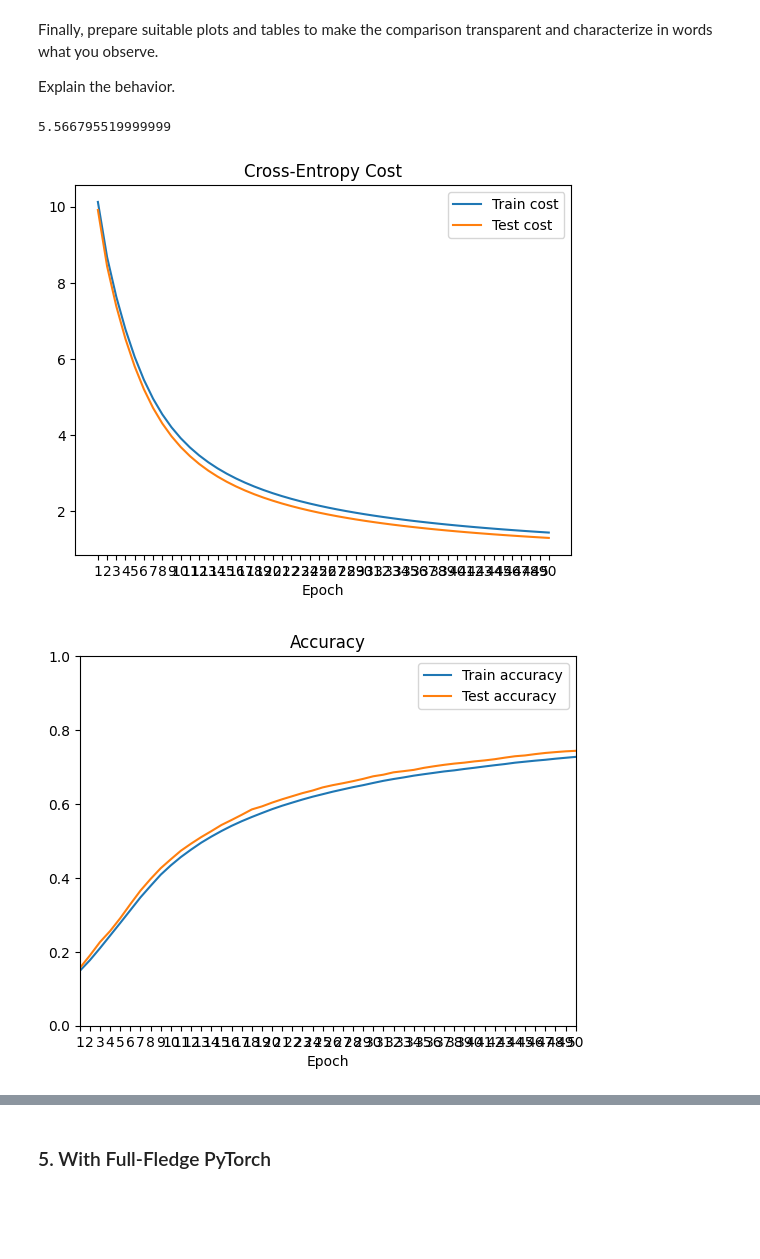
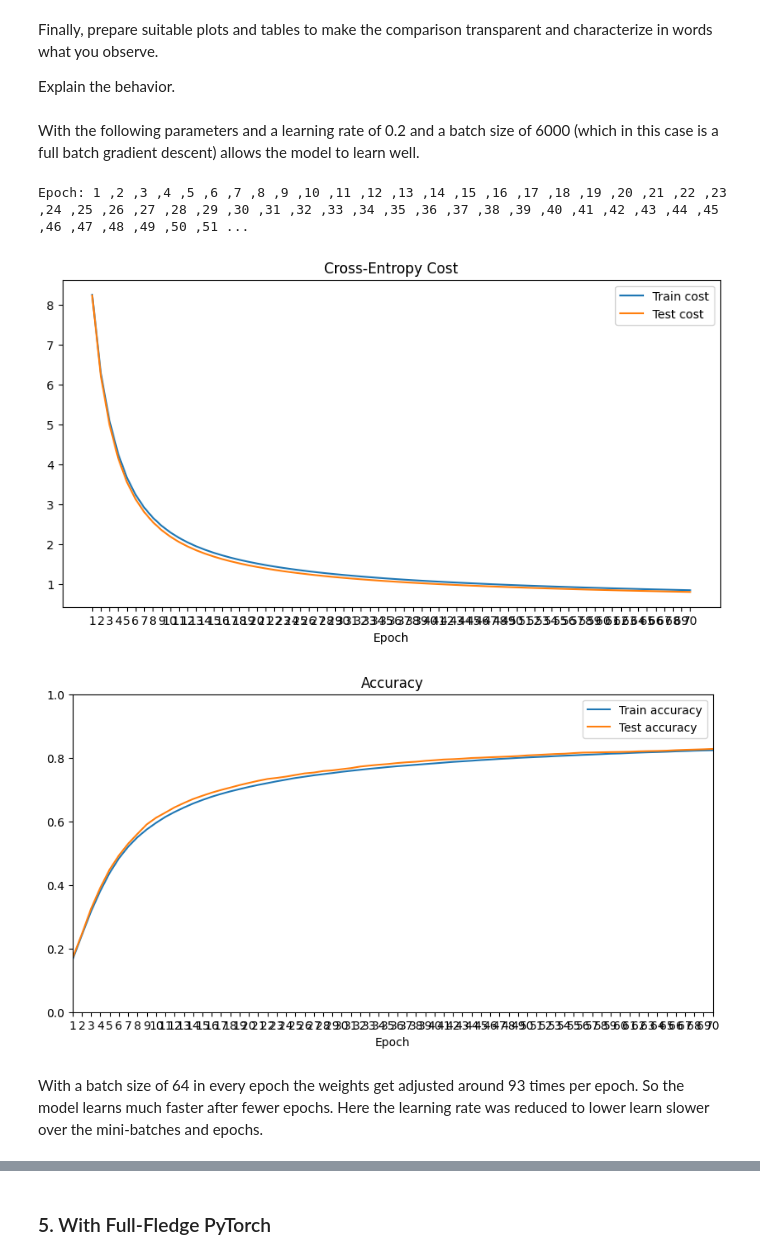
Before and after one commit to dave1b/TSM_DeLearn, a Jupyter notebook: Week2/pw02_softmax_classification_dave_brunner.ipynb, the cells around one changed output, grey strips where cells are left out. Drawn from its saved outputs; the diff is of its cells as text; code cells hidden in the pictures; blank space fills up the shorter version.

```diff
--- a/Week2/pw02_softmax_classification_dave_brunner.ipynb
+++ b/Week2/pw02_softmax_classification_dave_brunner.ipynb
@@ -224,10 +234,12 @@ def learn_and_plot_results(number_epochs, learning_rate, batch_size, log_pre_epo
     num_batches = len(training_data) / float(batch_size)
     # data loader
     train_dataloader = DataLoader(training_data, batch_size=batch_size, shuffle=True)
+
     Xtrain, Ytrain = next(iter(DataLoader(training_data, batch_size=60000)))
 
     # test data - we can load all samples for the test since it easily fits into memory
     Xtest, Ytest = next(iter(DataLoader(test_data, batch_size=10000, shuffle=True)))
+
 
     cost_hist = []
     acc_hist = []
@@ -270,7 +282,7 @@ def learn_and_plot_results(number_epochs, learning_rate, batch_size, log_pre_epo
     d = datetime.now()
     print("Train duration per epoch: ", (d - d0).total_seconds() / number_epochs)
 
-    plt.figure(1)
+    plt.figure(1, figsize=(10,5))
     plt.plot(torch.arange(1, number_epochs + 1), cost_hist, label="Train cost")
     plt.plot(torch.arange(1, number_epochs + 1), cost_hist_test, label="Test cost")
     plt.xlabel("Epoch")
@@ -279,7 +291,7 @@ def learn_and_plot_results(number_epochs, learning_rate, batch_size, log_pre_epo
     plt.legend()
     plt.title("Cross-Entropy Cost")
 
-    plt.figure(2)
+    plt.figure(2, figsize=(10,5))
     plt.plot(torch.arange(1, number_epochs + 1), acc_hist, label="Train accuracy")
     plt.plot(torch.arange(1, number_epochs + 1), acc_hist_test, label="Test accuracy")
     plt.xlabel("Epoch")
@@ -297,12 +309,17 @@ Make sure that for each setting, a more or less "stable" test performance is ach
 Finally, prepare suitable plots and tables to make the comparison transparent and characterize in words what you observe.
 
 Explain the behavior.
+# %% [markdown]
+With the following parameters and a learning rate of 0.2 and a batch size of 6000 (which in this case is a full batch gradient descent) allows the model to learn well.
 # %%
 # Full batch gradient descent
-learn_and_plot_results(number_epochs=50, learning_rate=0.1, batch_size=6000)
+learn_and_plot_results(number_epochs=70, learning_rate=0.2, batch_size=6000)
 # %% [output]
-5.566795519999999
+Epoch: 1 ,2 ,3 ,4 ,5 ,6 ,7 ,8 ,9 ,10 ,11 ,12 ,13 ,14 ,15 ,16 ,17 ,18 ,19 ,20 ,21 ,22 ,23 ,24 ,25 ,26 ,27 ,28 ,29 ,30 ,31 ,32 ,33 ,34 ,35 ,36 ,37 ,38 ,39 ,40 ,41 ,42 ,43 ,44 ,45 ,46 ,47 ,48 ,49 ,50 ,51 ...
-[figure, old version]
+[figure, new version]
-[figure, old version]
+[figure, new version]
+# %% [markdown]
+With a batch size of 64 in every epoch the weights get adjusted around 93 times per epoch. So the model learns much faster after fewer epochs.
+Here the learning rate was reduced to lower learn slower over the mini-batches and epochs.
 # %%
 # SGD
```
Also changed, not shown: parts of 18 cells of this notebook, 3 other files.
